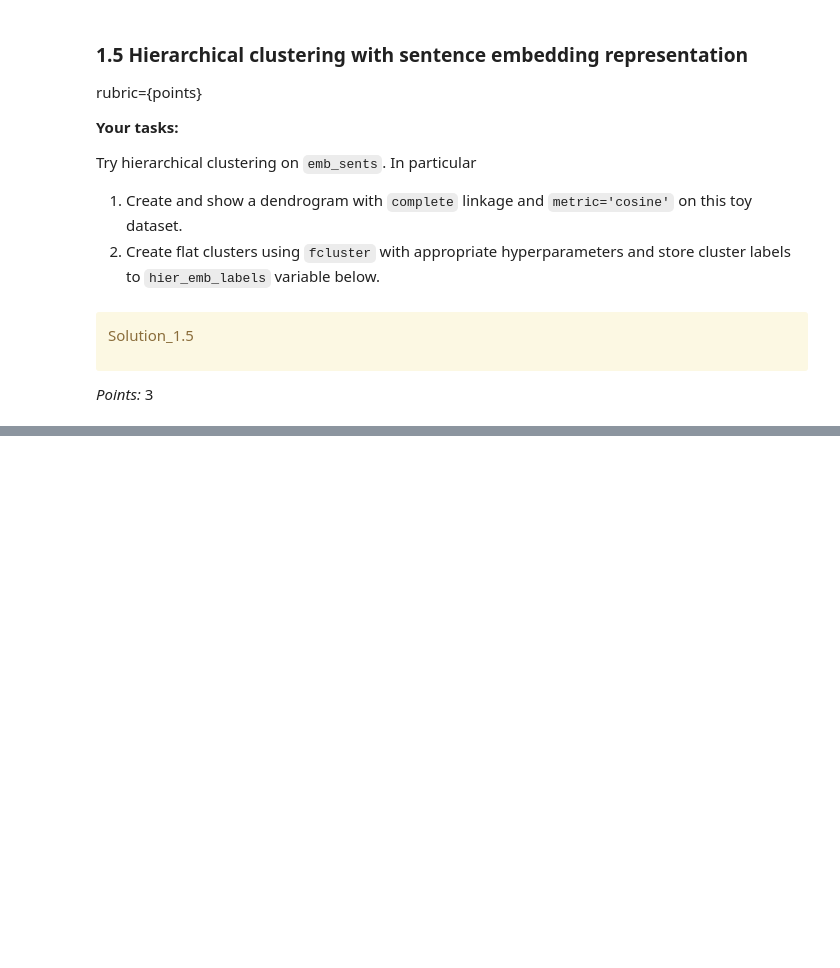
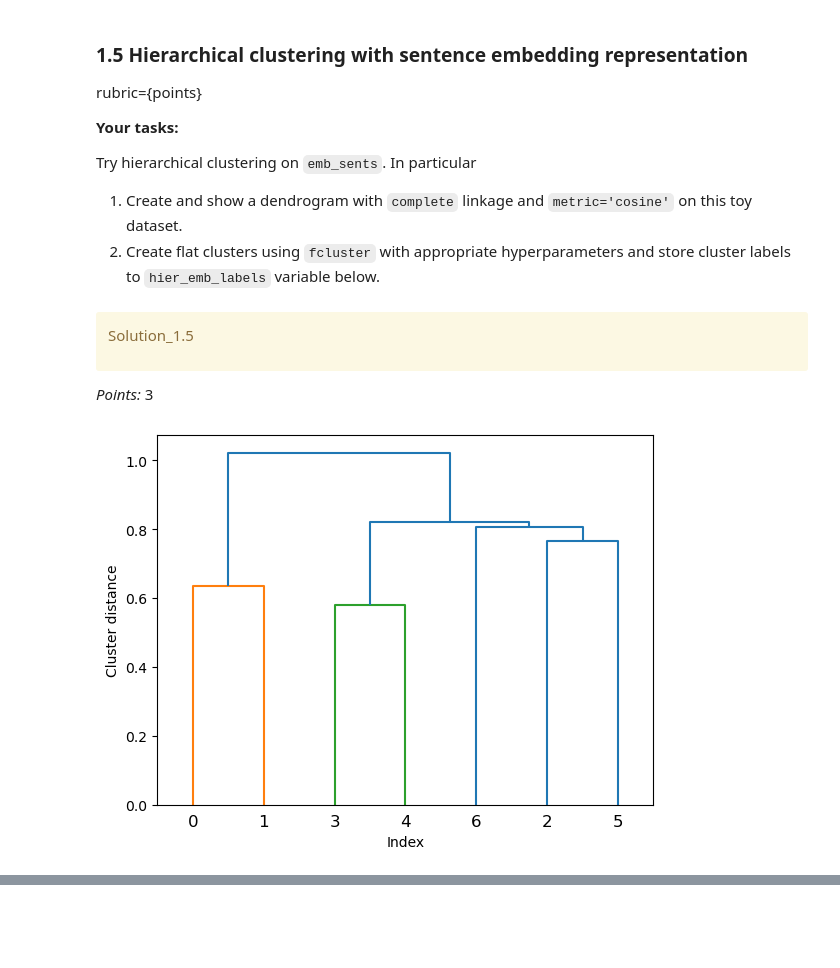
Before and after one commit to sillyyilly/cpsc330work, a Jupyter notebook: hw/hw6/hw6.ipynb, the cells around one changed output, grey strips where cells are left out. Saved outputs shown, nothing was run; the diff lists cells and outputs as text; code cells hidden in the pictures; blank space fills up the shorter version.

```diff
--- a/hw/hw6/hw6.ipynb
+++ b/hw/hw6/hw6.ipynb
@@ -195,0 +215,9 @@ kmeans_bow_labels = ...
+# %%
+from sklearn.cluster import KMeans
+from sklearn.datasets import make_blobs
+import matplotlib.pyplot as plt
+
+kmeans = KMeans(n_clusters=3, random_state=42)
+kmeans.fit(X)
+
+kmeans_bow_labels = kmeans.predict(X)
@@ -247,0 +295,3 @@ kmeans_emb_labels = ...
+# %%
+kmeans = KMeans(n_clusters=3, random_state=42)
+kmeans.fit(emb_sents)
@@ -281,0 +341,6 @@ _Points:_ 4
+# %%
+from sklearn.cluster import DBSCAN, AgglomerativeClustering, KMeans
+
+dbscan = DBSCAN(eps=0.7, min_samples=2, metric="cosine")
+# %%
+dbscan.fit(emb_sents)
@@ -313,0 +386,17 @@ hier_emb_labels = ...
+# %%
+from scipy.cluster.hierarchy import (
+    average,
+    complete,
+    dendrogram,
+    linkage,
+    fcluster,
+    single,
+    ward,
+)
+ax = plt.gca()
+linkage_array = linkage(emb_sents, method="complete", metric="cosine")
+dendrogram(linkage_array, ax=ax)
+plt.xlabel("Index")
+plt.ylabel("Cluster distance");
+# %% [output]
+[figure, added]
```
Also changed, not shown: parts of 35 cells of this notebook, 1 other file.
